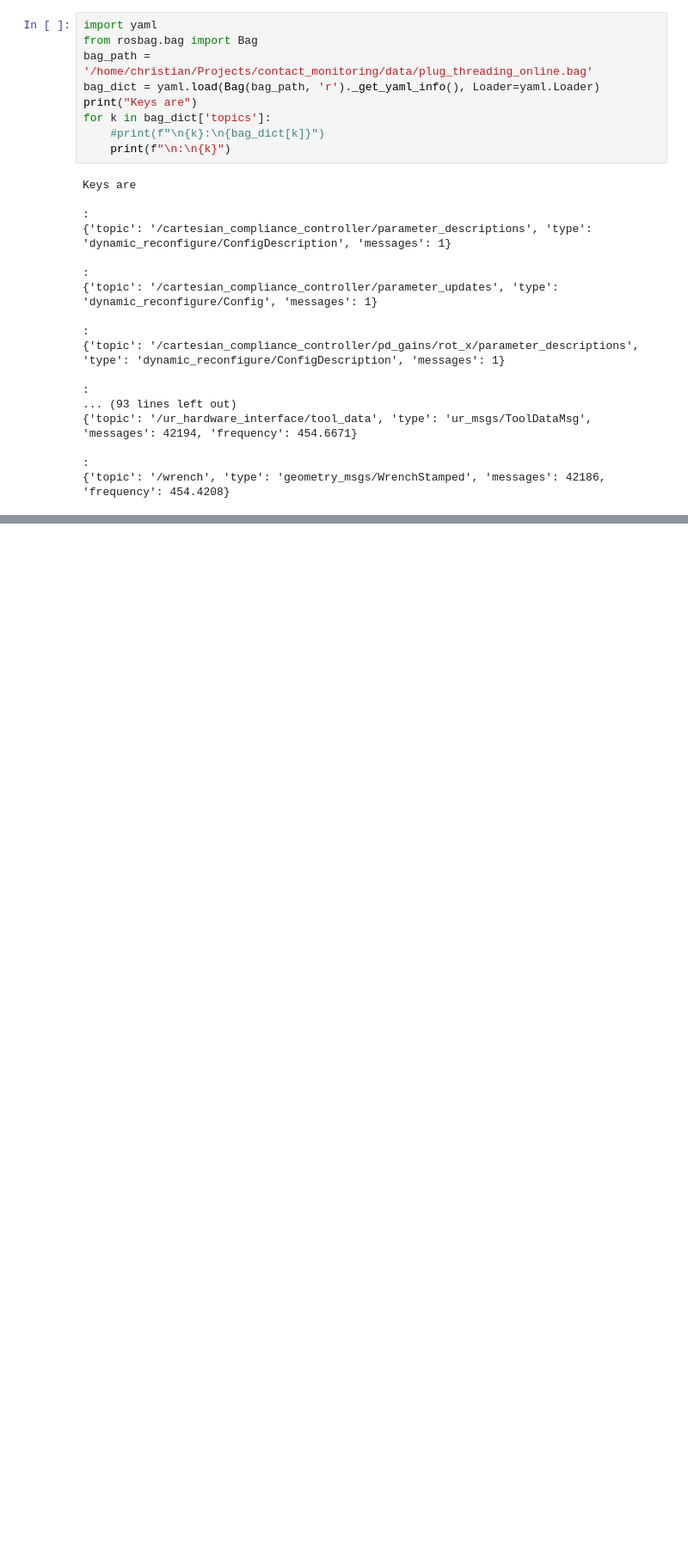
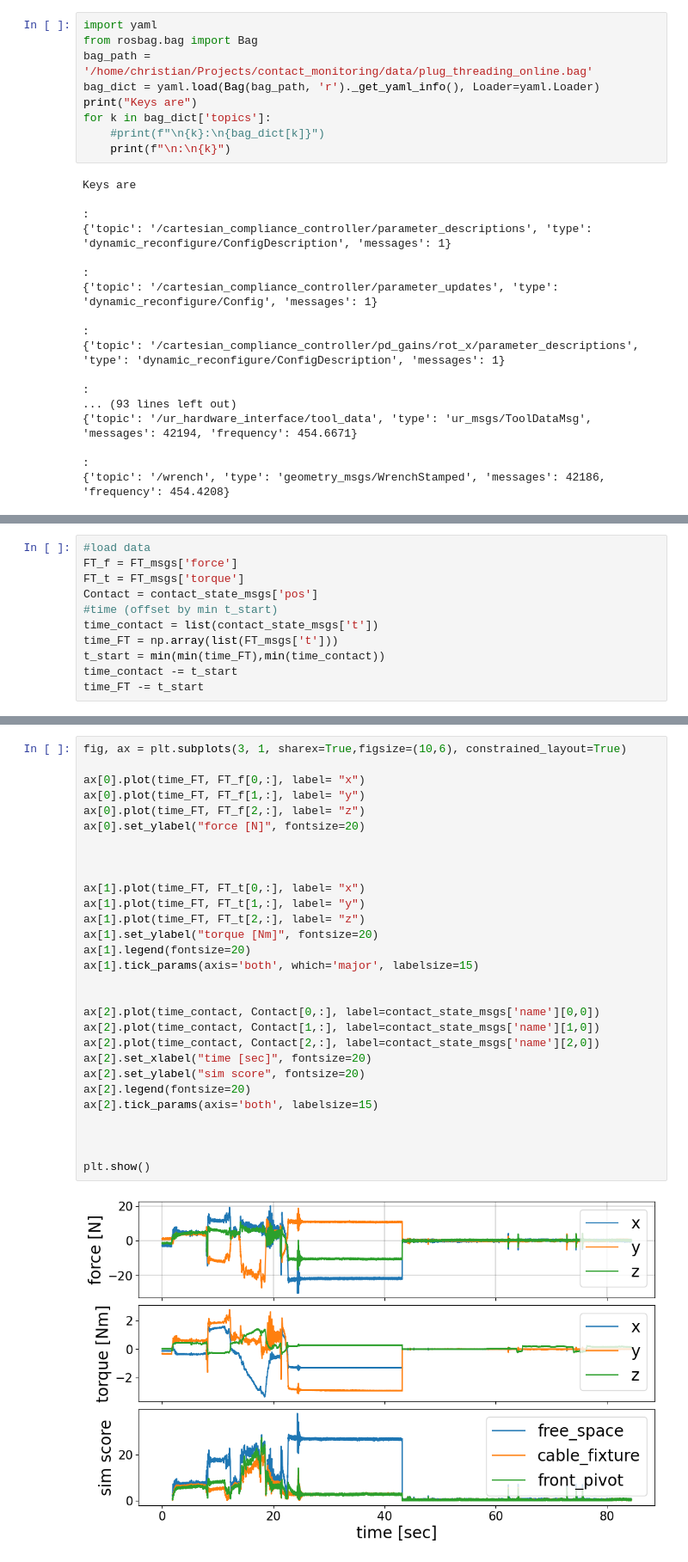
Before and after one commit to khaninger/contact_monitoring, a Jupyter notebook: rosbag_plot.ipynb, the cells around one changed output, grey strips where cells are left out. Shown: that part at 86% size. Saved outputs shown, nothing was run; the diff lists cells and outputs as text; blank space fills up the shorter version.

Commit message:
rosbag plot for similarity score with forces and torques

```diff
--- a/rosbag_plot.ipynb
+++ b/rosbag_plot.ipynb
@@ -190,0 +168,11 @@ plt.show()
+# %%
+#load data
+FT_f = FT_msgs['force']
+FT_t = FT_msgs['torque']
+Contact = contact_state_msgs['pos']
+#time (offset by min t_start)
+time_contact = list(contact_state_msgs['t'])
+time_FT = np.array(list(FT_msgs['t']))
+t_start = min(min(time_FT),min(time_contact))
+time_contact -= t_start
+time_FT -= t_start
@@ -190,0 +181,31 @@ plt.show()
+# %%
+fig, ax = plt.subplots(3, 1, sharex=True,figsize=(10,6), constrained_layout=True)
+
+ax[0].plot(time_FT, FT_f[0,:], label= "x")
+ax[0].plot(time_FT, FT_f[1,:], label= "y")
+ax[0].plot(time_FT, FT_f[2,:], label= "z")
+ax[0].set_ylabel("force [N]", fontsize=20)
+
+
+
+ax[1].plot(time_FT, FT_t[0,:], label= "x")
+ax[1].plot(time_FT, FT_t[1,:], label= "y")
+ax[1].plot(time_FT, FT_t[2,:], label= "z")
+ax[1].set_ylabel("torque [Nm]", fontsize=20)
+ax[1].legend(fontsize=20)
+ax[1].tick_params(axis='both', which='major', labelsize=15)
+
+
+ax[2].plot(time_contact, Contact[0,:], label=contact_state_msgs['name'][0,0])
+ax[2].plot(time_contact, Contact[1,:], label=contact_state_msgs['name'][1,0])
+ax[2].plot(time_contact, Contact[2,:], label=contact_state_msgs['name'][2,0])
+ax[2].set_xlabel("time [sec]", fontsize=20)
+ax[2].set_ylabel("sim score", fontsize=20)
+ax[2].legend(fontsize=20)
+ax[2].tick_params(axis='both', labelsize=15)
+
+
+
+plt.show()
+# %% [output]
+[figure, added]
```
Also changed, not shown: parts of 5 cells of this notebook.
